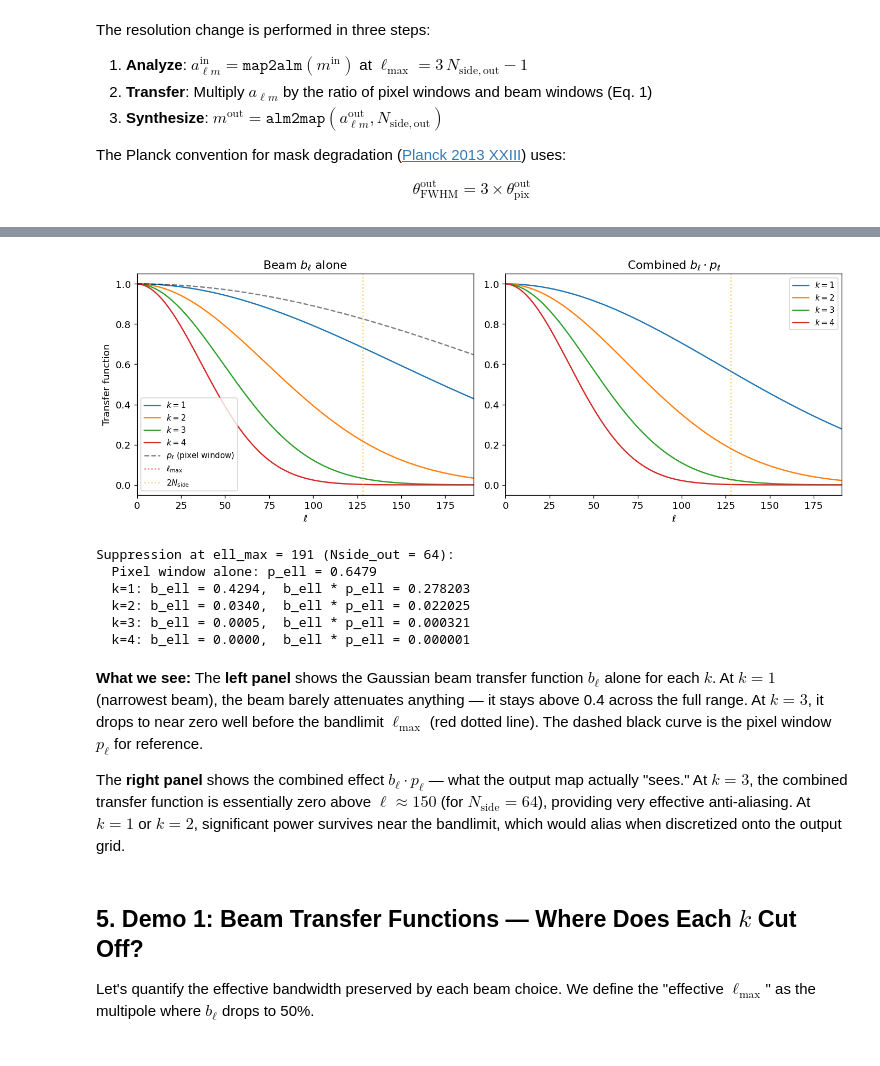
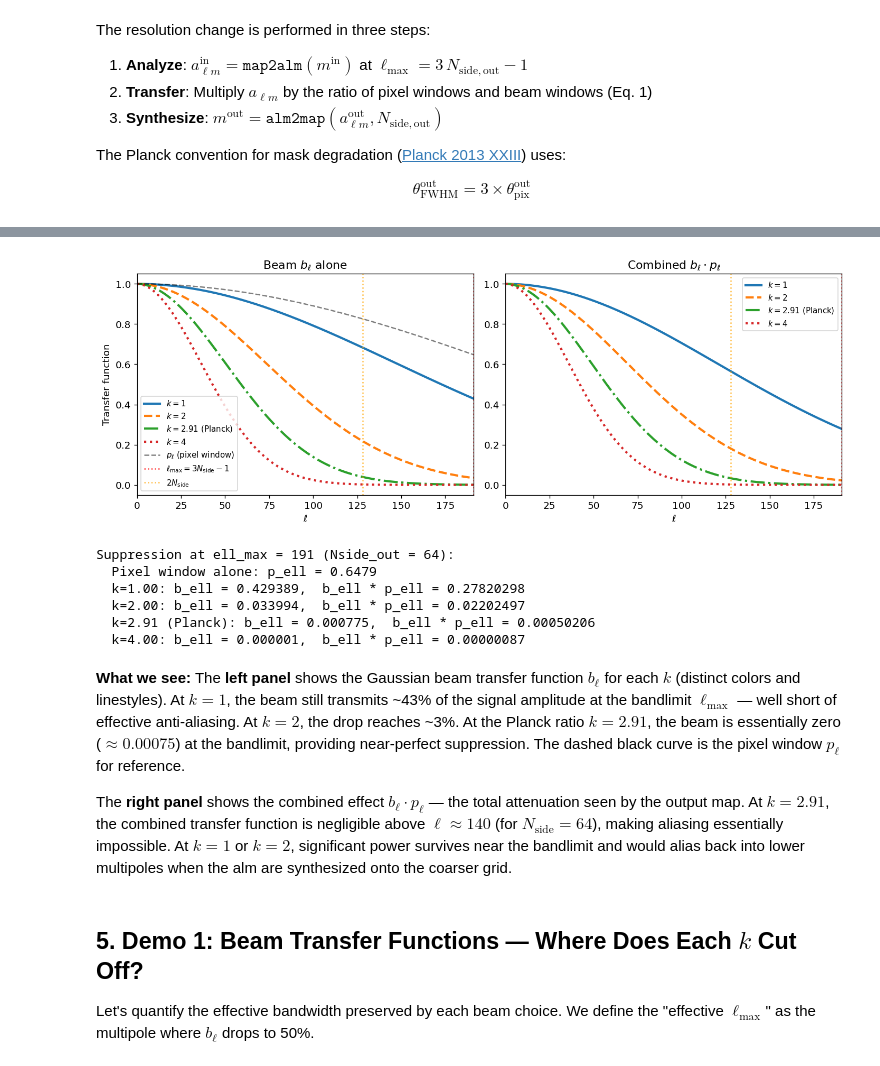
Before and after one commit to zonca/zonca.dev, a Jupyter notebook: posts/2026-04-06-why-3-pixels-per-beam.ipynb, the cells around one changed output, grey strips where cells are left out. Saved outputs shown, nothing was run; the diff lists cells and outputs as text; code cells hidden in the pictures.

```diff
--- a/posts/2026-04-06-why-3-pixels-per-beam.ipynb
+++ b/posts/2026-04-06-why-3-pixels-per-beam.ipynb
@@ -48,6 +49,11 @@ import matplotlib.pyplot as plt
 %matplotlib inline
 plt.rcParams.update({"figure.dpi": 120, "font.size": 11})
 
+# Planck 2013 XXIII Table 1: FWHM = 160 arcmin at Nside=64, giving ratio 2.91
+# This is the exact scaling used consistently across all Planck resolutions.
+PLANCK_K = 160.0 / (np.degrees(hp.nside2resol(64)) * 60)
+
 print(f"healpy {hp.__version__}, numpy {np.__version__}")
+print(f"Planck FWHM/pixel ratio: {PLANCK_K:.4f}")
 # %% [output]
 healpy 1.19.0, numpy 2.4.4
@@ -72,13 +79,17 @@ $$p_\ell \approx \mathrm{sinc}\!\left(\frac{\ell \, \theta_{\mathrm{pix}}}{2\pi}
 
 Let's compute and plot the exact pixel window functions for several $N_{\mathrm{side}}$ values. When we normalize $\ell$ by $N_{\mathrm{side}}$, the pixel windows for different resolutions nearly overlap — this is the universal shape of the HEALPix pixel averaging kernel. We plot them at their native $\ell$ range to see the differences.
 # %%
+nsides = [32, 64, 128, 256]
+colors = ["C0", "C1", "C2", "C3"]
+linestyles = ["-", "--", "-.", ":"]
+
 fig, (ax1, ax2) = plt.subplots(1, 2, figsize=(13, 4))
 
 # Left: pixel windows in native ell (different ranges, distinct curves)
-for nside in [32, 64, 128, 256]:
+for nside, color, ls in zip(nsides, colors, linestyles):
     pw = hp.pixwin(nside)
     ell = np.arange(len(pw))
-    ax1.plot(ell, pw, label=f"$N_{{\\mathrm{{side}}}}={nside}$")
+    ax1.plot(ell, pw, color=color, ls=ls, lw=2, label=f"$N_{{\\mathrm{{side}}}}={nside}$")
 
 ax1.axhline(0, color="gray", lw=0.5)
 ax1.set_xlabel(r"$\ell$")
@@ -89,12 +100,14 @@ ax1.set_xlim(0, 800)
 ax1.set_ylim(-0.05, 1.05)
 
 # Right: normalized by Nside (universal curve)
-for nside in [32, 64, 128, 256]:
+for nside, color, ls in zip(nsides, colors, linestyles):
     pw = hp.pixwin(nside)
     ell = np.arange(len(pw))
-    ax2.plot(ell / nside, pw, label=f"$N_{{\\mathrm{{side}}}}={nside}$", lw=2, alpha=0.7)
+    ax2.plot(ell / nside, pw, color=color, ls=ls, lw=2, alpha=0.85,
+             label=f"$N_{{\\mathrm{{side}}}}={nside}$")
 
-ax2.axvline(3, color="red", ls="--", alpha=0.7, label=r"$\ell / N_{\mathrm{side}} = 3$ (bandlimit)")
+ax2.axvline(3, color="red", ls="--", lw=1.5, alpha=0.7,
+            label=r"$\ell / N_{\mathrm{side}} = 3$ (bandlimit)")
 ax2.axhline(0, color="gray", lw=0.5)
 ax2.set_xlabel(r"$\ell \, / \, N_{\mathrm{side}}$")
 ax2.set_ylabel(r"$p_\ell$")
@@ -199,53 +253,57 @@ The total transfer function applied to the output map is $b_\ell \cdot p_\ell$.
 nside_out = 64
 theta_pix = hp.nside2resol(nside_out)  # radians
 lmax = 3 * nside_out - 1
 ell = np.arange(lmax + 1)
 pw = hp.pixwin(nside_out)[:lmax + 1]
 
 fig, axes = plt.subplots(1, 2, figsize=(12, 4.5))
 
-for k, color in [(1, "C0"), (2, "C1"), (3, "C2"), (4, "C3")]:
+k_styles = [(1, "C0", "-"), (2, "C1", "--"), (PLANCK_K, "C2", "-."), (4, "C3", ":")]
+for k, color, ls in k_styles:
     fwhm = k * theta_pix
     bl = hp.gauss_beam(fwhm, lmax=lmax)
+    lbl = f"$k={k:.2f}$ (Planck)" if k == PLANCK_K else f"$k={k}$"
+    axes[0].plot(ell, bl, color=color, ls=ls, lw=2.5, label=lbl)
+    axes[1].plot(ell, bl * pw, color=color, ls=ls, lw=2.5, label=lbl)
 
-    axes[0].plot(ell, bl, color=color, label=f"$k={k}$")
-    axes[1].plot(ell, bl * pw, color=color, label=f"$k={k}$")
-
-axes[0].plot(ell, pw, "k--", alpha=0.5, label=r"$p_\ell$ (pixel window)")
+axes[0].plot(ell, pw, "k--", lw=1.5, alpha=0.5, label=r"$p_\ell$ (pixel window)")
 
 for ax in axes:
-    ax.axvline(3 * nside_out, color="red", ls=":", alpha=0.5, label=r"$\ell_{\max}$" if ax == axes[0] else "")
-    ax.axvline(2 * nside_out, color="orange", ls=":", alpha=0.5, label=r"$2 N_{\mathrm{side}}$" if ax == axes[0] else "")
+    ax.axvline(lmax, color="red", ls=":", lw=1.5, alpha=0.7,
+               label=r"$\ell_{\max} = 3N_{\mathrm{side}}-1$" if ax is axes[0] else "")
+    ax.axvline(2 * nside_out, color="orange", ls=":", lw=1.5, alpha=0.7,
+               label=r"$2 N_{\mathrm{side}}$" if ax is axes[0] else "")
     ax.set_xlabel(r"$\ell$")
     ax.set_xlim(0, lmax)
     ax.set_ylim(-0.05, 1.05)
     ax.legend(fontsize=9)
 
 axes[0].set_ylabel(r"Transfer function")
 axes[0].set_title(r"Beam $b_\ell$ alone")
 axes[1].set_title(r"Combined $b_\ell \cdot p_\ell$")
 
 plt.tight_layout()
 plt.show()
 
 # Print suppression at bandlimit
 print(f"\nSuppression at ell_max = {lmax} (Nside_out = {nside_out}):")
 print(f"  Pixel window alone: p_ell = {pw[-1]:.4f}")
-for k in [1, 2, 3, 4]:
+for k, _, _ in k_styles:
     bl = hp.gauss_beam(k * theta_pix, lmax=lmax)
-    print(f"  k={k}: b_ell = {bl[-1]:.4f},  b_ell * p_ell = {bl[-1]*pw[-1]:.6f}")
+    tag = " (Planck)" if k == PLANCK_K else ""
+    print(f"  k={k:.2f}{tag}: b_ell = {bl[-1]:.6f},  b_ell * p_ell = {bl[-1]*pw[-1]:.8f}")
 # %% [output]
-[figure, old version]
+[figure, new version]
 Suppression at ell_max = 191 (Nside_out = 64):
   Pixel window alone: p_ell = 0.6479
-  k=1: b_ell = 0.4294,  b_ell * p_ell = 0.278203
-  k=2: b_ell = 0.0340,  b_ell * p_ell = 0.022025
-  k=3: b_ell = 0.0005,  b_ell * p_ell = 0.000321
-  k=4: b_ell = 0.0000,  b_ell * p_ell = 0.000001
+  k=1.00: b_ell = 0.429389,  b_ell * p_ell = 0.27820298
+  k=2.00: b_ell = 0.033994,  b_ell * p_ell = 0.02202497
+  k=2.91 (Planck): b_ell = 0.000775,  b_ell * p_ell = 0.00050206
+  k=4.00: b_ell = 0.000001,  b_ell * p_ell = 0.00000087
 # %% [markdown]
-**What we see:** The **left panel** shows the Gaussian beam transfer function $b_\ell$ alone for each $k$. At $k=1$ (narrowest beam), the beam barely attenuates anything — it stays above 0.4 across the full range. At $k=3$, it drops to near zero well before the bandlimit $\ell_{\max}$ (red dotted line). The dashed black curve is the pixel window $p_\ell$ for reference.
+**What we see:** The **left panel** shows the Gaussian beam transfer function $b_\ell$ for each $k$ (distinct colors and linestyles). At $k=1$, the beam still transmits ~43% of the signal amplitude at the bandlimit $\ell_{\max}$ — well short of effective anti-aliasing. At $k=2$, the drop reaches ~3%. At the Planck ratio $k=2.91$, the beam is essentially zero ($\approx 0.00075$) at the bandlimit, providing near-perfect suppression. The dashed black curve is the pixel window $p_\ell$ for reference.
 
-The **right panel** shows the combined effect $b_\ell \cdot p_\ell$ — what the output map actually "sees." At $k=3$, the combined transfer function is essentially zero above $\ell \approx 150$ (for $N_{\mathrm{side}}=64$), providing very effective anti-aliasing. At $k=1$ or $k=2$, significant power survives near the bandlimit, which would alias when discretized onto the output grid.
+The **right panel** shows the combined effect $b_\ell \cdot p_\ell$ — the total attenuation seen by the output map. At $k=2.91$, the combined transfer function is negligible above $\ell \approx 140$ (for $N_{\mathrm{side}}=64$), making aliasing essentially impossible. At $k=1$ or $k=2$, significant power survives near the bandlimit and would alias back into lower multipoles when the alm are synthesized onto the coarser grid.
 # %% [markdown]
 ## 5. Demo 1: Beam Transfer Functions — Where Does Each $k$ Cut Off?
 
```
Also changed, not shown: parts of 24 cells of this notebook.
